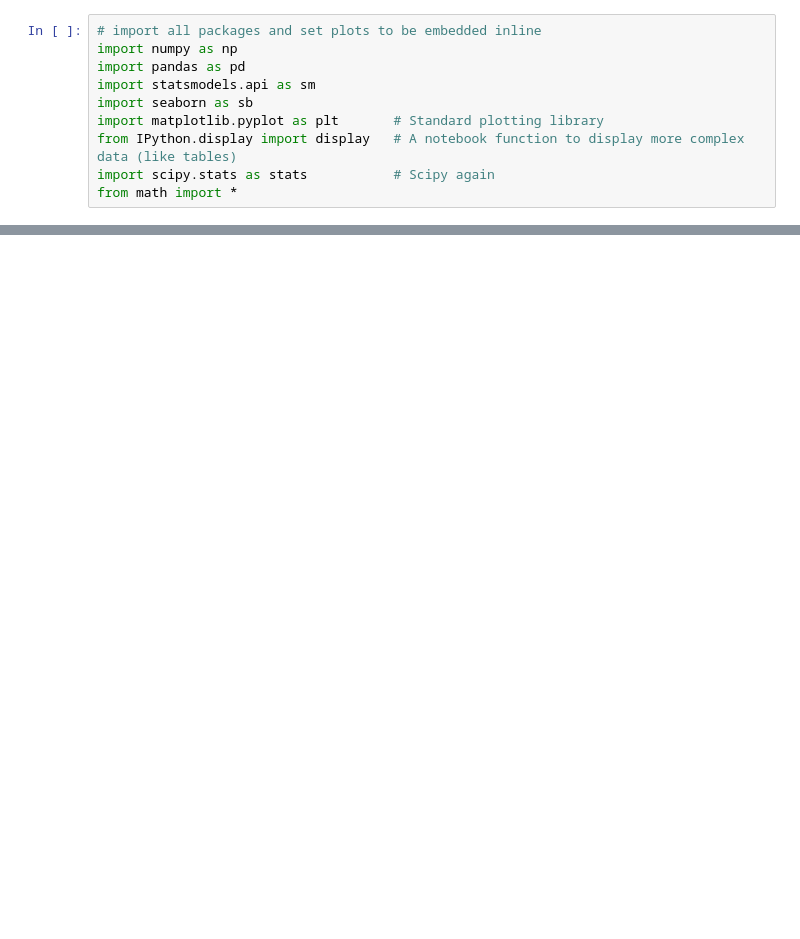
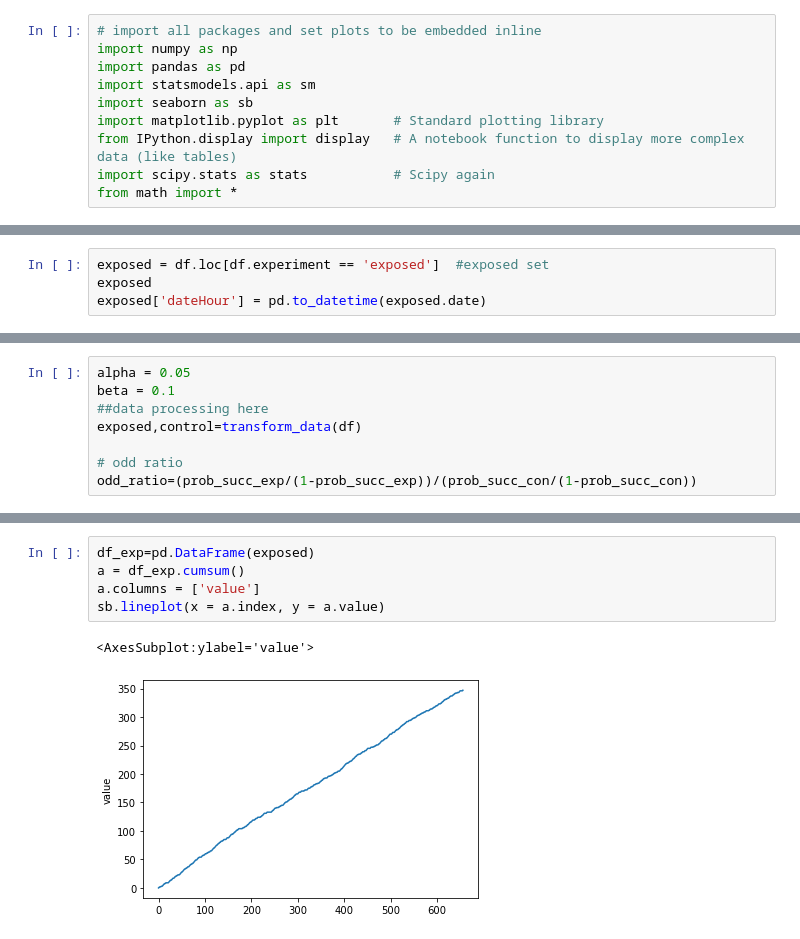
Before and after one commit to smegnshd/AdSmart_campaign, a Jupyter notebook: sequential_ABtest.ipynb, the cells around one changed output, grey strips where cells are left out. Saved outputs shown, nothing was run; the diff lists cells and outputs as text; blank space fills up the shorter version.

```diff
--- a/sequential_ABtest.ipynb
+++ b/sequential_ABtest.ipynb
@@ -24,3 +24,7 @@ df.head(10)
 | 7 | 00393fb9-ca32-40c0-bfcb-1bd83f319820 | control | 2020-07-09 | 5 | Samsung SM-G973F | 6 | Facebook | 0 | 0 |
 | 8 | 004940f5-c642-417a-8fd2-c8e5d989f358 | exposed | 2020-07-04 | 0 | Generic Smartphone | 6 | Chrome Mobile WebView | 0 | 0 |
 | 9 | 004c4cc9-f2ca-4df7-adc9-3d0c3c4f0342 | control | 2020-07-05 | 14 | Generic Smartphone | 6 | Chrome Mobile | 0 | 0 |
+# %%
+exposed = df.loc[df.experiment == 'exposed']  #exposed set
+exposed
+exposed['dateHour'] = pd.to_datetime(exposed.date)
@@ -26,0 +124,8 @@ df.head(10)
+# %%
+alpha = 0.05
+beta = 0.1
+##data processing here
+exposed,control=transform_data(df)
+
+# odd ratio
+odd_ratio=(prob_succ_exp/(1-prob_succ_exp))/(prob_succ_con/(1-prob_succ_con))
@@ -26,0 +276,8 @@ df.head(10)
+# %%
+df_exp=pd.DataFrame(exposed)
+a = df_exp.cumsum()
+a.columns = ['value']
+sb.lineplot(x = a.index, y = a.value)
+# %% [output]
+<AxesSubplot:ylabel='value'>
+[figure, added]
```
Also changed, not shown: parts of 11 cells of this notebook.
